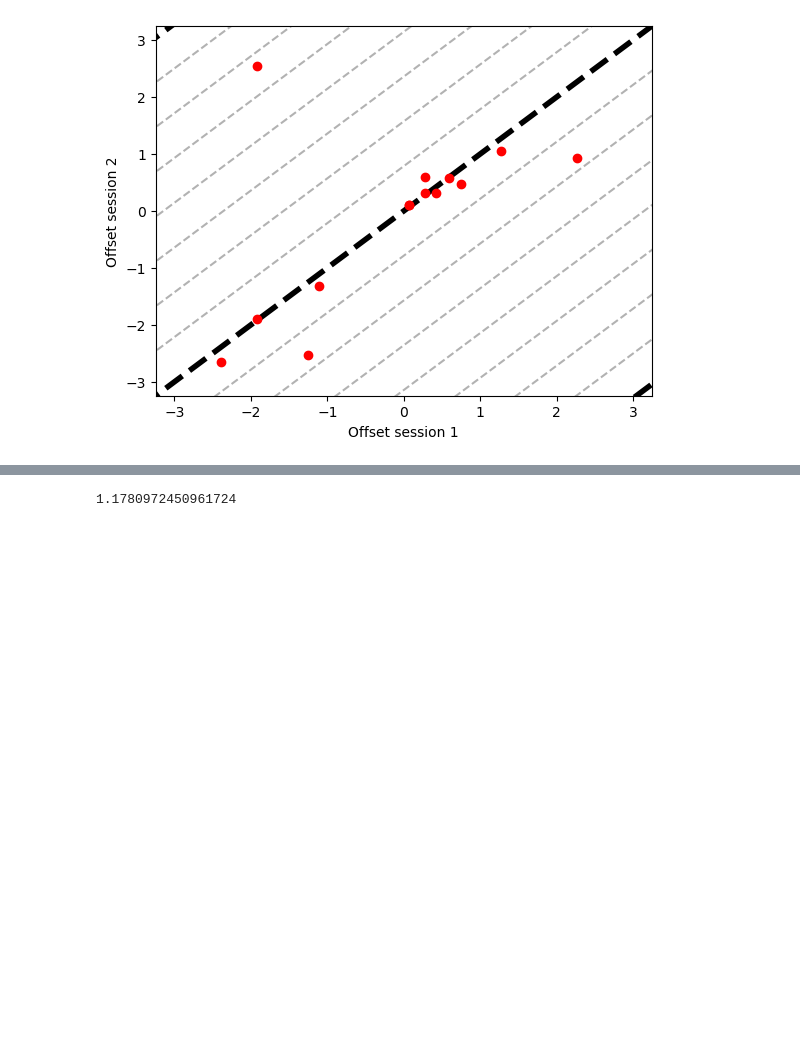
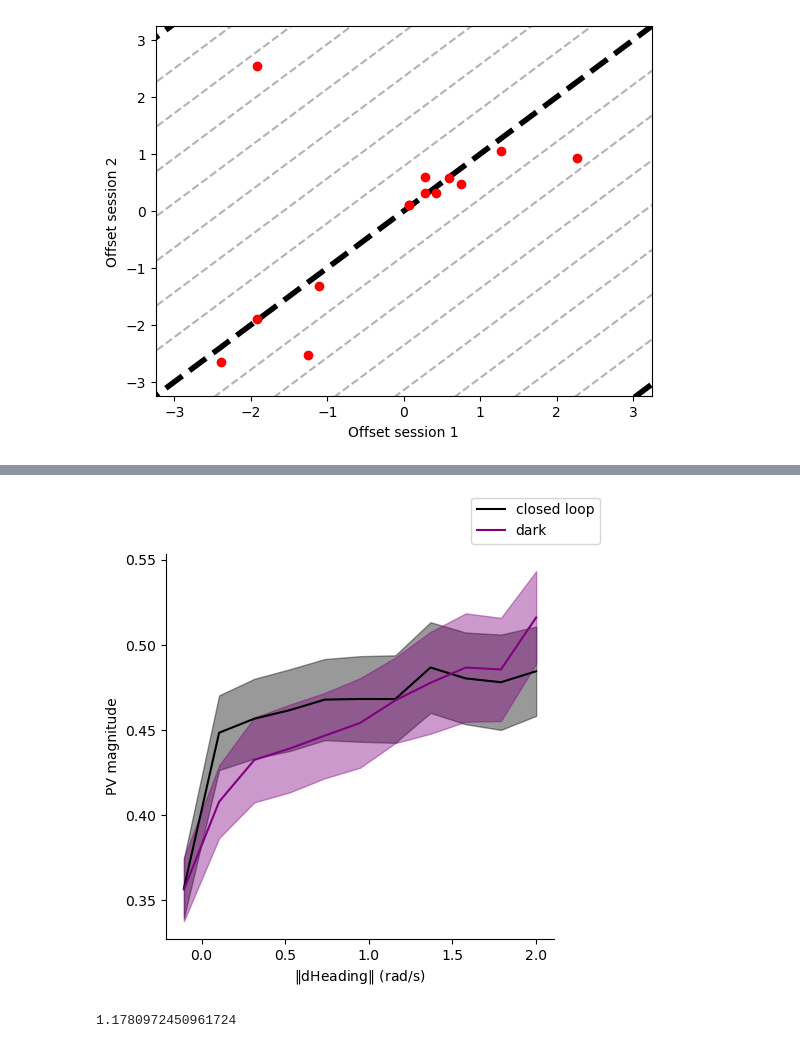
Before and after one commit to yfisher-lab/NeuromodPlasticity, a Jupyter notebook: NeuromodPlasticity/figures/presynaptic_gating/EPG_across_dark.ipynb, the cells around one changed output, grey strips where cells are left out. Saved outputs shown, nothing was run; the diff lists cells and outputs as text; code cells hidden in the pictures; blank space fills up the shorter version.

```diff
--- a/NeuromodPlasticity/figures/presynaptic_gating/EPG_across_dark.ipynb
+++ b/NeuromodPlasticity/figures/presynaptic_gating/EPG_across_dark.ipynb
@@ -189,6 +189,7 @@ fig, ax = plt.subplots(figsize=[2,4])
 ctrl_fly_ids = [f for f in fly_ids if "control" in f]
 
 offsets = []
+vec_length = []
 fwhm = []
 for r, fly in enumerate(ctrl_fly_ids):
 
@@ -196,9 +197,11 @@ for r, fly in enumerate(ctrl_fly_ids):
     if np.sort(fly_df['closed_loop'].to_numpy()).tolist() == [0,1,2]: # all sessions exist
         offset_dict={}
         fwhm_dict={}
+        vec_length_dict={}
         for _, row in fly_df.iterrows():
             ts = nmp.session.GetTS(load_row(row))
             offset_dict[row['closed_loop']]= np.angle(ts.offset_c.mean())
+            vec_length_dict[row['closed_loop']]= np.absolute(ts.offset_c.mean())
             fwhm_dict[row['closed_loop']]=  ts.fwhm
             # offset_dict[row['closed_loop']]= np.angle(nmp.session.GetTS(load_row(row)).offset_c.mean())
     else:
@@ -212,6 +215,8 @@ for r, fly in enumerate(ctrl_fly_ids):
     ax.scatter([0,1], [offset1, offset2], c='black', s=40)
     offsets.append([offset_dict[1], offset_dict[2]])
     fwhm.append([fwhm_dict[1], fwhm_dict[2]])
+    vec_length.append([vec_length_dict[1], vec_length_dict[2]])
+
 
 _ = ax.set_yticks([-np.pi, -np.pi/2, 0, np.pi/2, np.pi], labels=[r"-$\pi$", r"-$\pi$/2", 0, r"$\pi$/2", r"$\pi$"])
 ax.set_xticks([0,1], labels=['CL1', 'CL2'])
@@ -225,6 +230,7 @@ fig, ax = plt.subplots(figsize=[2,4])
 offsets = np.array(offsets)
 offset_diff = np.ravel(np.abs(np.diff(offsets,axis=-1)) % np.pi)
 fwhm = np.array(fwhm)
+vec_length = np.array(vec_length)
 
 ax.scatter(np.linspace(0,.1,num=offsets.shape[0]), offset_diff, color='black', alpha=.3, s=80)
 # ax.scatter(np.linspace(0,.1,num=offsets.shape[0])+1, fwhm.mean(axis=-1), color='red', alpha=.3, s=80)
@@ -302,3 +360,37 @@ fig.savefig(figfolder / 'offset1_v_offset2.pdf')
+# %%
+def group_rho_df(rho_stats):
+    return rho_stats.groupby(['fly_id', 'cl']).apply(
+    lambda x: pd.Series({
+        'F_dig': np.nanmean(np.stack(x['F_dig']), axis=0),
+        'rho_dig': np.nanmean(np.stack(x['rho_dig']), axis=0)
+    })).reset_index()
+
+
+sess_df['cl'] = 1*(sess_df['closed_loop']>=1)
+rho_stats = nmp.grab_sensors.rho_stats(sess_df, dh_bins=dh_bins, dataframe=True, load_row=load_row)
+rho_stats_grouped = group_rho_df(rho_stats)
+
+fig,ax = plt.subplots(sharey=True, figsize=[5,5])
+
+rho_dig = np.stack(rho_stats_grouped.loc[rho_stats_grouped['cl']==1,'rho_dig'])
+mu, sem = np.nanmean(rho_dig, axis=0), sp.stats.sem(rho_dig, axis=0, nan_policy='omit')
+ax.plot(dh_bins, mu, color='black', label='closed loop')
+ax.fill_between(dh_bins, mu-sem, mu+sem, color='black', alpha=.4)
+
+
+rho_dig = np.stack(rho_stats_grouped.loc[rho_stats_grouped['cl']==0,'rho_dig'])
+mu, sem = np.nanmean(rho_dig, axis=0), sp.stats.sem(rho_dig, axis=0, nan_policy='omit')
+ax.plot(dh_bins, mu, color='purple', label='dark')
+ax.fill_between(dh_bins, mu-sem, mu+sem, color='purple', alpha=.4)
+
+ax.set_xlabel(r'$\|$dHeading$\|$ (rad/s)')
+ax.set_ylabel('PV magnitude')
+ax.spines['top'].set_visible(False)
+ax.spines['right'].set_visible(False)
+fig.legend()
+fig.savefig(figfolder / 'PVMag_vs_dheading.pdf', bbox_inches='tight')
+# %% [output]
+[figure, added]
 # %%
 
 
```
Also changed, not shown: parts of 3 cells of this notebook, 3 other files.
